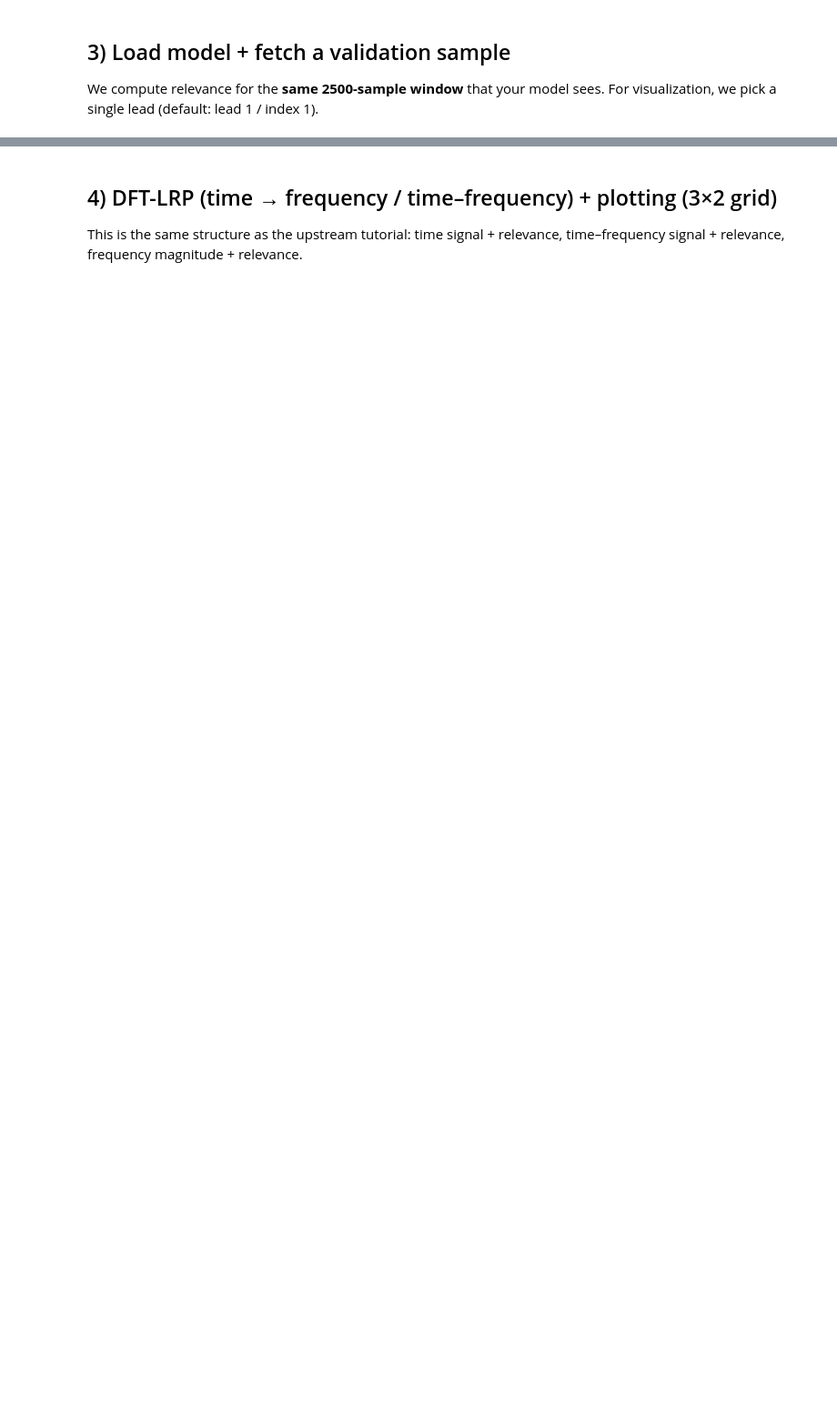
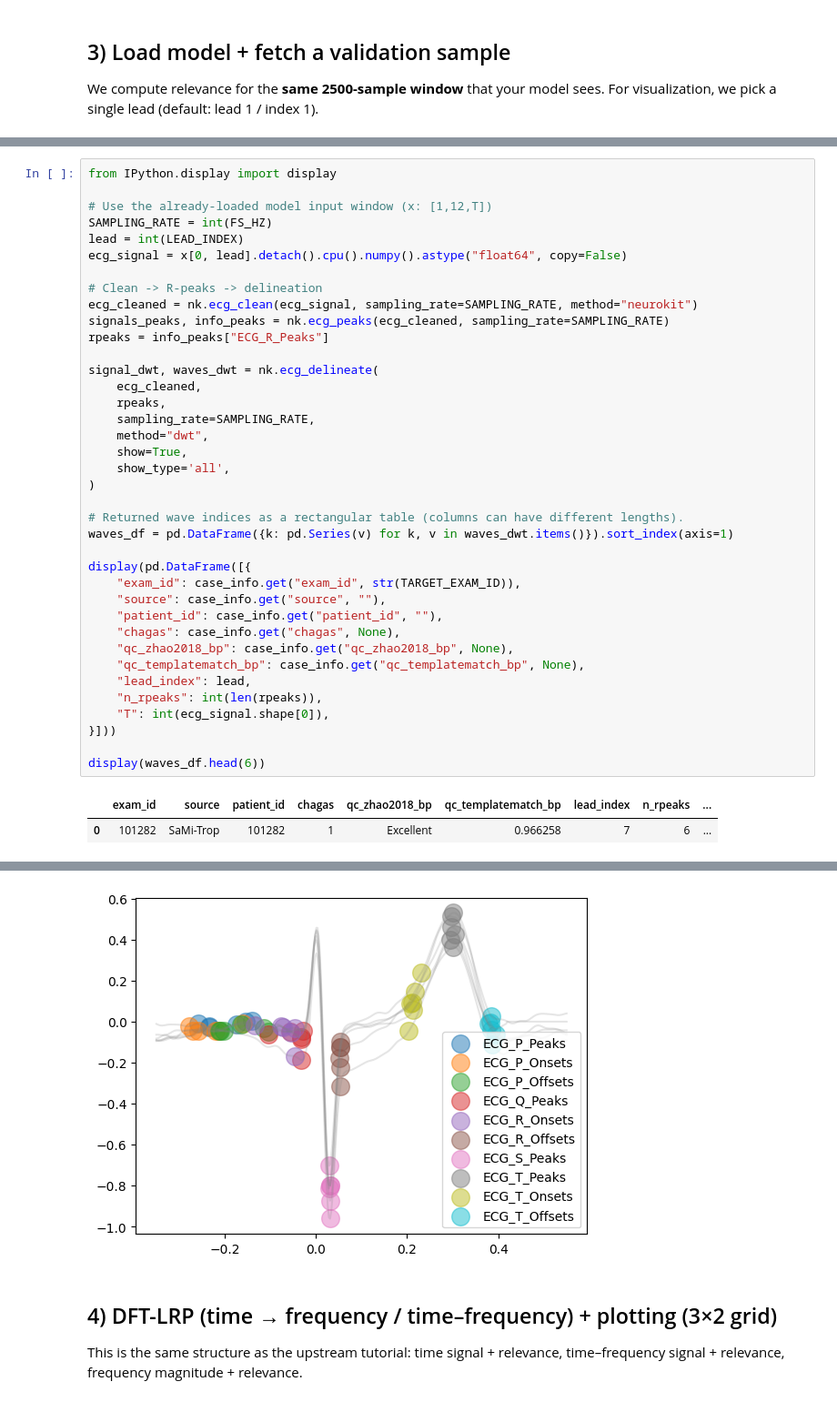
Before and after one commit to floherzler/ecg-chagas-embeddings, a Jupyter notebook: src/ecg_chagas_embeddings/notebooks/xai_probe_sanity.ipynb, the cells around one changed output, grey strips where cells are left out. Shown at 91% size. Saved outputs shown, nothing was run; the diff lists cells and outputs as text; blank space fills up the shorter version.

```diff
--- a/src/ecg_chagas_embeddings/notebooks/xai_probe_sanity.ipynb
+++ b/src/ecg_chagas_embeddings/notebooks/xai_probe_sanity.ipynb
@@ -255,0 +311,41 @@ p(chagas)= 0.014835878275334835 logit= -4.1957597732543945
+# %%
+from IPython.display import display
+
+# Use the already-loaded model input window (x: [1,12,T])
+SAMPLING_RATE = int(FS_HZ)
+lead = int(LEAD_INDEX)
+ecg_signal = x[0, lead].detach().cpu().numpy().astype("float64", copy=False)
+
+# Clean -> R-peaks -> delineation
+ecg_cleaned = nk.ecg_clean(ecg_signal, sampling_rate=SAMPLING_RATE, method="neurokit")
+signals_peaks, info_peaks = nk.ecg_peaks(ecg_cleaned, sampling_rate=SAMPLING_RATE)
+rpeaks = info_peaks["ECG_R_Peaks"]
+
+signal_dwt, waves_dwt = nk.ecg_delineate(
+    ecg_cleaned,
+    rpeaks,
+    sampling_rate=SAMPLING_RATE,
+    method="dwt",
+    show=True,
+    show_type='all',
+)
+
+# Returned wave indices as a rectangular table (columns can have different lengths).
+waves_df = pd.DataFrame({k: pd.Series(v) for k, v in waves_dwt.items()}).sort_index(axis=1)
+
+display(pd.DataFrame([{
+    "exam_id": case_info.get("exam_id", str(TARGET_EXAM_ID)),
+    "source": case_info.get("source", ""),
+    "patient_id": case_info.get("patient_id", ""),
+    "chagas": case_info.get("chagas", None),
+    "qc_zhao2018_bp": case_info.get("qc_zhao2018_bp", None),
+    "qc_templatematch_bp": case_info.get("qc_templatematch_bp", None),
+    "lead_index": lead,
+    "n_rpeaks": int(len(rpeaks)),
+    "T": int(ecg_signal.shape[0]),
+}]))
+
+display(waves_df.head(6))
+# %% [output]
+|  | exam_id | source | patient_id | chagas | qc_zhao2018_bp | qc_templatematch_bp | lead_index | n_rpeaks | ... |
+| 0 | 101282 | SaMi-Trop | 101282 | 1 | Excellent | 0.966258 | 7 | 6 | ... |
@@ -256,3 +359,4 @@ p(chagas)= 0.014835878275334835 logit= -4.1957597732543945
+[figure, added]
 # %% [markdown]
 ## 4) DFT-LRP (time → frequency / time–frequency) + plotting (3×2 grid)
 
```
Also changed, not shown: parts of 12 cells of this notebook, 30 other files.
